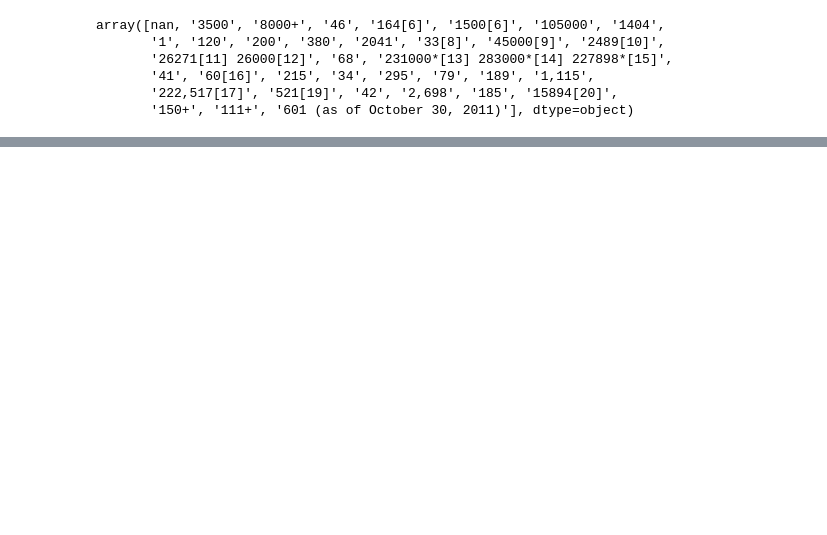
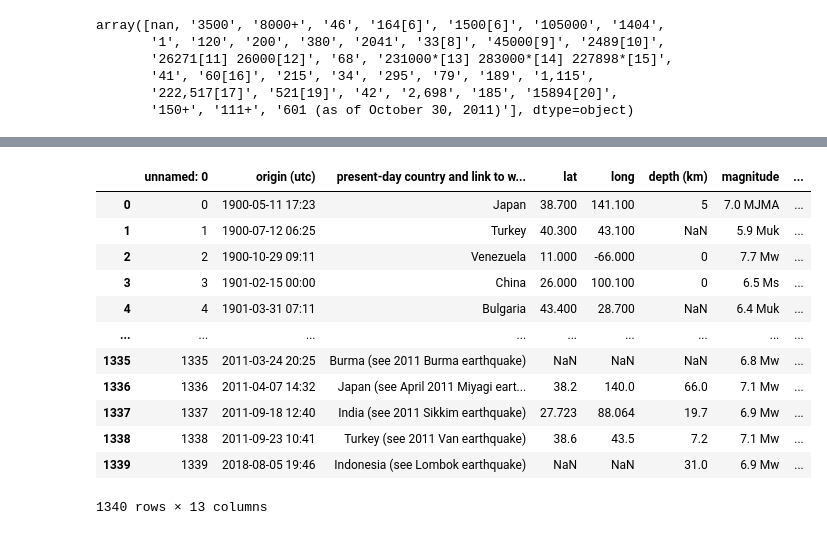
Before and after one commit to nss-data-science-cohort-4/dq3-earthquakes-fully-loaded-nachos, a Jupyter notebook: Notebooks/p1_correct_deaths.ipynb, the cells around one changed output, grey strips where cells are left out. Saved outputs shown, nothing was run; the diff lists cells and outputs as text; code cells hidden in the pictures; blank space fills up the shorter version.

Commit message:
column cleaning complete. Need to create deaths column with max value

```diff
--- a/Notebooks/p1_correct_deaths.ipynb
+++ b/Notebooks/p1_correct_deaths.ipynb
@@ -95,2 +111,4 @@ def get_max_death(row):
+# %%
+eq_nan['EM-DAT Total Deaths'] = [clean_death(row) for row in eq_nan['EM-DAT Total Deaths']]
 # %%
-eq_nan["deaths"] = [get_max_death(row) for row in eq_nan['Other Source Deaths']]
+eq_nan['Other Source Deaths'] = [get_max_death(row) for row in eq_nan['Other Source Deaths']]
@@ -161,0 +135,2 @@ test2
+# %%
+eq_nan['EM-DAT Total Deaths'] = eq_nan['EM-DAT Total Deaths'].astype(float)
@@ -161,0 +188,18 @@ test2
+# %%
+eq_nan.columns= eq_nan.columns.str.lower()
+# %%
+eq_nan
+# %% [output]
+|  | unnamed: 0 | origin (utc) | present-day country and link to w... | lat | long | depth (km) | magnitude | ... |
+| 0 | 0 | 1900-05-11 17:23 | Japan | 38.700 | 141.100 | 5 | 7.0 MJMA | ... |
+| 1 | 1 | 1900-07-12 06:25 | Turkey | 40.300 | 43.100 | NaN | 5.9 Muk | ... |
+| 2 | 2 | 1900-10-29 09:11 | Venezuela | 11.000 | -66.000 | 0 | 7.7 Mw | ... |
+| 3 | 3 | 1901-02-15 00:00 | China | 26.000 | 100.100 | 0 | 6.5 Ms | ... |
+| 4 | 4 | 1901-03-31 07:11 | Bulgaria | 43.400 | 28.700 | NaN | 6.4 Muk | ... |
+| ... | ... | ... | ... | ... | ... | ... | ... | ... |
+| 1335 | 1335 | 2011-03-24 20:25 | Burma (see 2011 Burma earthquake) | NaN | NaN | NaN | 6.8 Mw | ... |
+| 1336 | 1336 | 2011-04-07 14:32 | Japan (see April 2011 Miyagi eart... | 38.2 | 140.0 | 66.0 | 7.1 Mw | ... |
+| 1337 | 1337 | 2011-09-18 12:40 | India (see 2011 Sikkim earthquake) | 27.723 | 88.064 | 19.7 | 6.9 Mw | ... |
+| 1338 | 1338 | 2011-09-23 10:41 | Turkey (see 2011 Van earthquake) | 38.6 | 43.5 | 7.2 | 7.1 Mw | ... |
+| 1339 | 1339 | 2018-08-05 19:46 | Indonesia (see Lombok earthquake) | NaN | NaN | 31.0 | 6.9 Mw | ... |
+1340 rows × 13 columns
```
Also changed, not shown: parts of 11 cells of this notebook.
